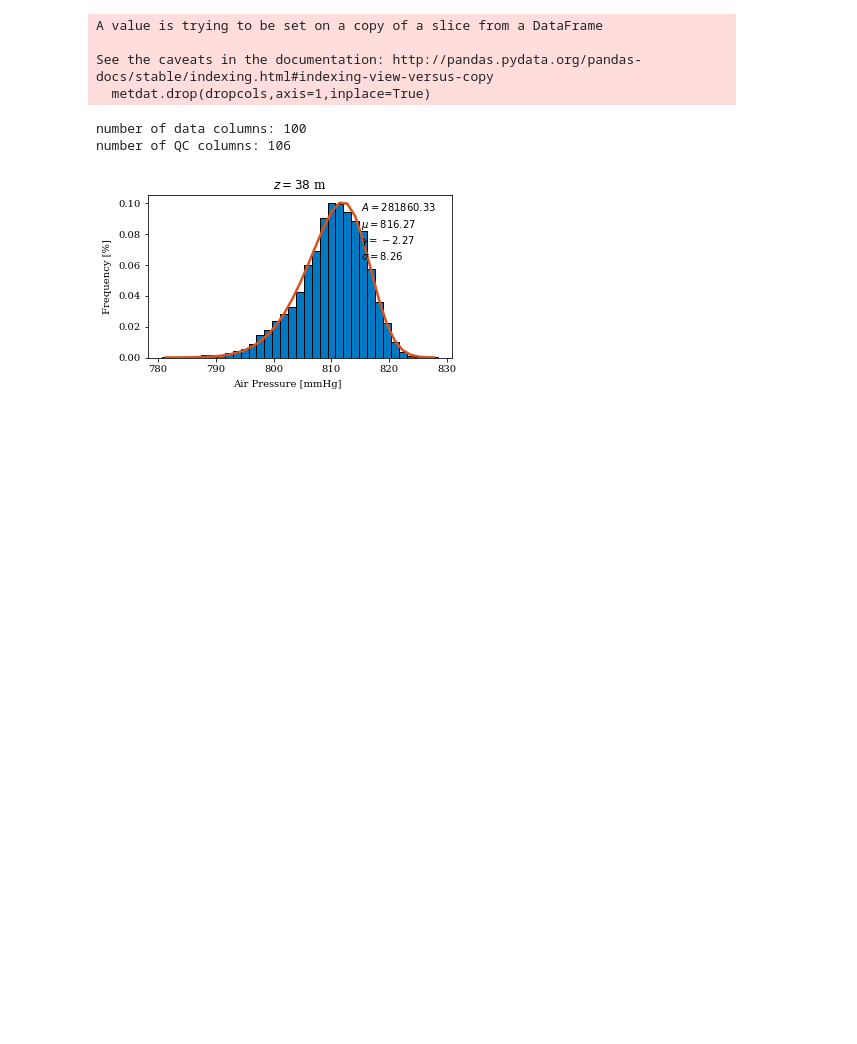
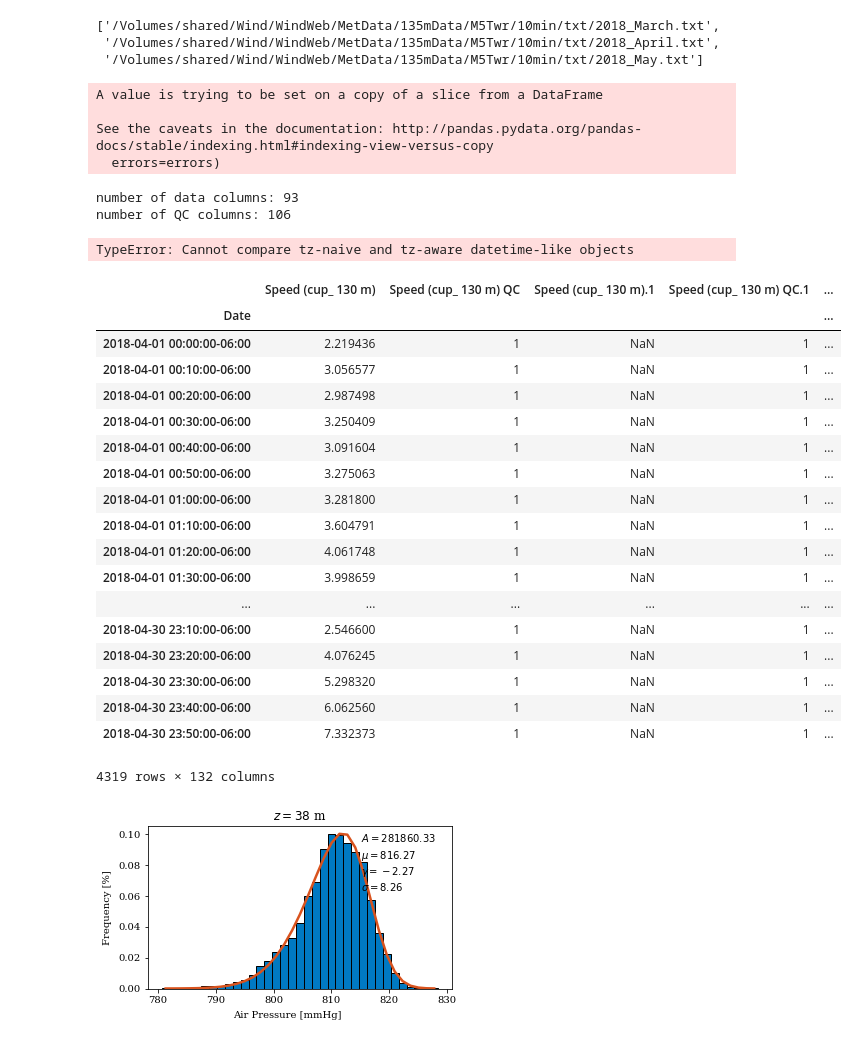
Before and after one commit to NREL/MetMastVis, a Jupyter notebook: notebooks/M5_figs_trim_n_save.ipynb, the cells around one changed output. Saved outputs shown, nothing was run; the diff lists cells and outputs as text; code cells hidden in the pictures; blank space fills up the shorter version.

```diff
--- a/notebooks/M5_figs_trim_n_save.ipynb
+++ b/notebooks/M5_figs_trim_n_save.ipynb
@@ -28,8 +29,8 @@ metPathLoHz = '/Users/nhamilto/Documents/Wake_Dynamics/SiteChar/data/{}/txt/'.fo
 figPath = '../../figs/{}'.format(towerID)
 # %%
 # time range
-years  = [ int(a) for a in np.arange(2012,2018,1) ] #
-months = [ int(a) for a in np.arange(1,12.1,1) ]
+years  = [ int(a) for a in np.arange(2018,2019,1) ] #
+months = [ int(a) for a in np.arange(3,6,1) ]
 # or just get all?
 # %%
 inputfiles = [] # list of files to be read into metdata object
@@ -47,8 +48,14 @@ print('{} files to be read into MetData'.format(len(inputfiles)))
+# %%
+inputfiles
+# %% [output]
+['/Volumes/shared/Wind/WindWeb/MetData/135mData/M5Twr/10min/txt/2018_March.txt',
+ '/Volumes/shared/Wind/WindWeb/MetData/135mData/M5Twr/10min/txt/2018_April.txt',
+ '/Volumes/shared/Wind/WindWeb/MetData/135mData/M5Twr/10min/txt/2018_May.txt']
 # %%
 ## load data from list of input data files
 metdat = MET.load_met_data(inputfiles, verbose=False)
 metdat.sort_index(inplace=True)
-metdat, catinfo = MET.fix_data_for_transfer(metdat)
+# metdat, catinfo = MET.fix_data_for_transfer(metdat)
 
 
 # ## remove columns that are all nans
@@ -77,9 +84,36 @@ metdat, catinfo = MET.fix_data_for_transfer(metdat)
 A value is trying to be set on a copy of a slice from a DataFrame
 
 See the caveats in the documentation: http://pandas.pydata.org/pandas-docs/stable/indexing.html#indexing-view-versus-copy
-  metdat.drop(dropcols,axis=1,inplace=True)
+  errors=errors)
-number of data columns: 100
+number of data columns: 93
 number of QC columns: 106
+TypeError: Cannot compare tz-naive and tz-aware datetime-like objects
+# %%
+aprdat = metdat[metdat.index.month==4]
+# %%
+speedcols = [x for x in aprdat.columns if 'speed' in x.lower()]
+# %%
+aprdat[speedcols]
+# %% [output]
+|  | Speed (cup_ 130 m) | Speed (cup_ 130 m) QC | Speed (cup_ 130 m).1 | Speed (cup_ 130 m) QC.1 | ... |
+| Date |  |  |  |  | ... |
+| 2018-04-01 00:00:00-06:00 | 2.219436 | 1 | NaN | 1 | ... |
+| 2018-04-01 00:10:00-06:00 | 3.056577 | 1 | NaN | 1 | ... |
+| 2018-04-01 00:20:00-06:00 | 2.987498 | 1 | NaN | 1 | ... |
+| 2018-04-01 00:30:00-06:00 | 3.250409 | 1 | NaN | 1 | ... |
+| 2018-04-01 00:40:00-06:00 | 3.091604 | 1 | NaN | 1 | ... |
+| 2018-04-01 00:50:00-06:00 | 3.275063 | 1 | NaN | 1 | ... |
+| 2018-04-01 01:00:00-06:00 | 3.281800 | 1 | NaN | 1 | ... |
+| 2018-04-01 01:10:00-06:00 | 3.604791 | 1 | NaN | 1 | ... |
+| 2018-04-01 01:20:00-06:00 | 4.061748 | 1 | NaN | 1 | ... |
+| 2018-04-01 01:30:00-06:00 | 3.998659 | 1 | NaN | 1 | ... |
+| ... | ... | ... | ... | ... | ... |
+| 2018-04-30 23:10:00-06:00 | 2.546600 | 1 | NaN | 1 | ... |
+| 2018-04-30 23:20:00-06:00 | 4.076245 | 1 | NaN | 1 | ... |
+| 2018-04-30 23:30:00-06:00 | 5.298320 | 1 | NaN | 1 | ... |
+| 2018-04-30 23:40:00-06:00 | 6.062560 | 1 | NaN | 1 | ... |
+| 2018-04-30 23:50:00-06:00 | 7.332373 | 1 | NaN | 1 | ... |
+4319 rows × 132 columns
 # %%
 fig,ax = vis.hist(metdat, catinfo, 'air pressure', vertloc=40, fit='skewedgaussian')#['Air Pressure (38 m)'].hist()
 # %% [output]
```
Also changed, not shown: parts of 2 cells of this notebook, 6 other files.
